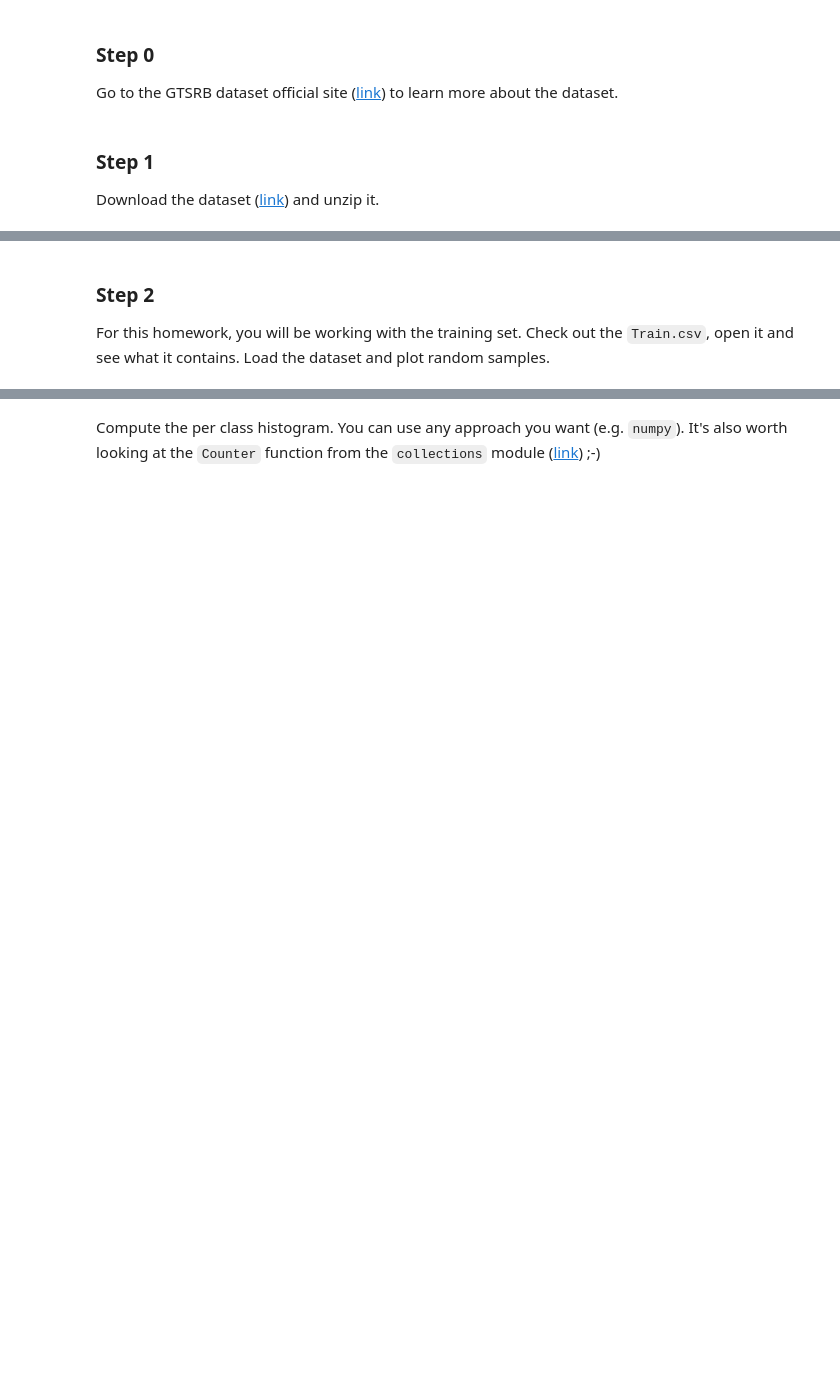
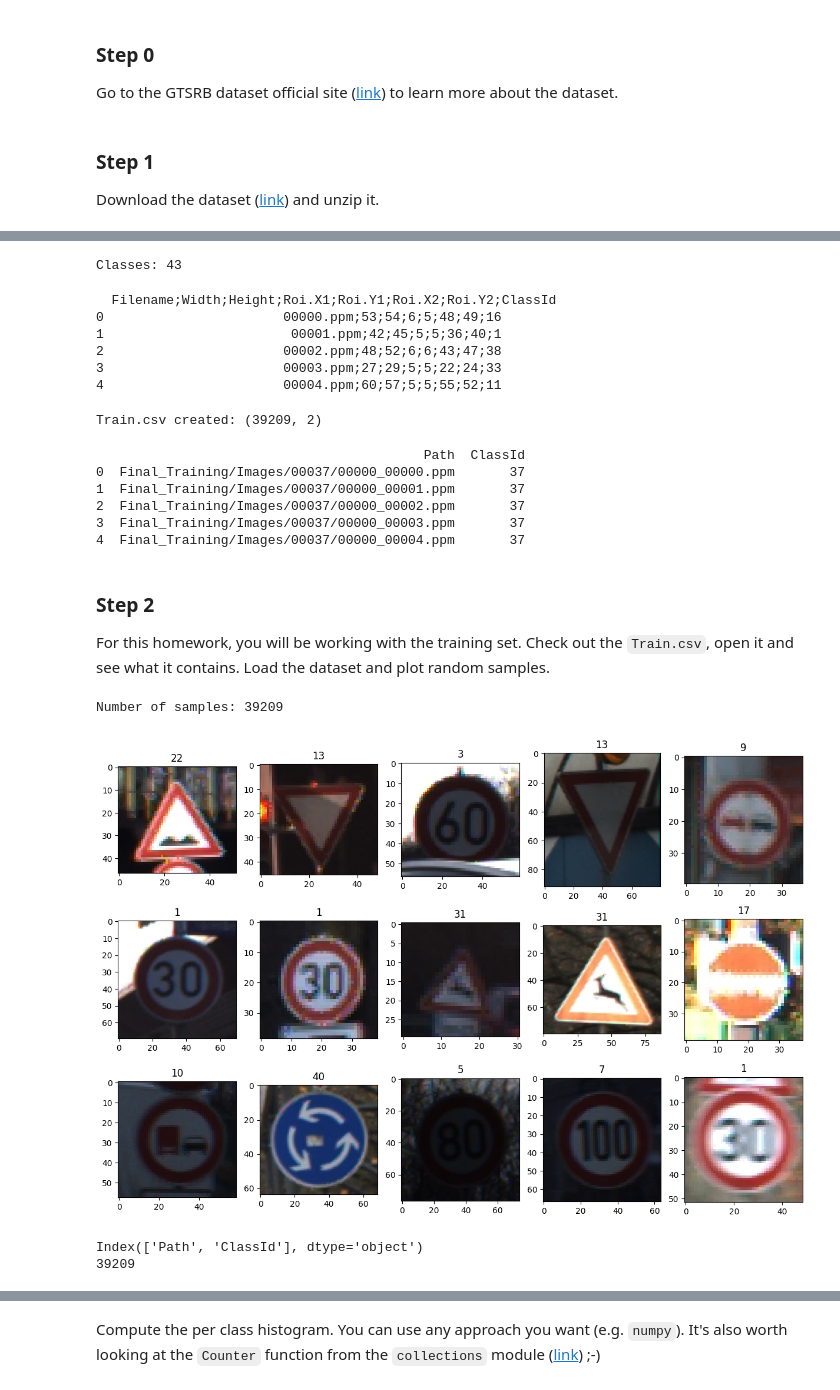
Before and after one commit to Santa-And-Mo/HW_13_CV, a Jupyter notebook: HW_13_CV.ipynb, the cells around one changed output, grey strips where cells are left out. Saved outputs shown, nothing was run; the diff lists cells and outputs as text; code cells hidden in the pictures; blank space fills up the shorter version.

```diff
--- a/HW_13_CV.ipynb
+++ b/HW_13_CV.ipynb
@@ -23,23 +70,92 @@ Download the dataset ([link](https://www.kaggle.com/meowmeowmeowmeowmeow/gtsrb-g
+# %%
+train_path = "GTSRB/Final_Training/Images"
+print("Classes:", len(os.listdir(train_path)))
+# %% [output]
+Classes: 43
+# %%
+df = pd.read_csv("GT-final_test.csv")
+print(df.head())
+# %% [output]
+  Filename;Width;Height;Roi.X1;Roi.Y1;Roi.X2;Roi.Y2;ClassId
+0                       00000.ppm;53;54;6;5;48;49;16
+1                        00001.ppm;42;45;5;5;36;40;1
+2                       00002.ppm;48;52;6;6;43;47;38
+3                       00003.ppm;27;29;5;5;22;24;33
+4                       00004.ppm;60;57;5;5;55;52;11
+# %%
+root = "GTSRB/Final_Training/Images"
+
+all_data = []
+
+# проходимо по всіх класах
+for class_id in os.listdir(root):
+    class_path = os.path.join(root, class_id)
+
+    if not os.path.isdir(class_path):
+        continue
+
+    # знаходимо CSV
+    csv_file = os.path.join(class_path, f"GT-{class_id}.csv")
+
+    df = pd.read_csv(csv_file, sep=';')
+
+    # додаємо шлях і клас
+    for _, row in df.iterrows():
+        all_data.append({
+            "Path": f"Final_Training/Images/{class_id}/{row['Filename']}",
+            "ClassId": row['ClassId']
+        })
+
+# створюємо DataFrame
+train_df = pd.DataFrame(all_data)
+
+# зберігаємо як Train.csv
+train_df.to_csv("GTSRB/Train.csv", index=False)
+
+print("Train.csv created:", train_df.shape)
+# %% [output]
+Train.csv created: (39209, 2)
+# %%
+data = pd.read_csv("GTSRB/Train.csv")
+print(data.head())
+# %% [output]
+                                          Path  ClassId
+0  Final_Training/Images/00037/00000_00000.ppm       37
+1  Final_Training/Images/00037/00000_00001.ppm       37
+2  Final_Training/Images/00037/00000_00002.ppm       37
+3  Final_Training/Images/00037/00000_00003.ppm       37
+4  Final_Training/Images/00037/00000_00004.ppm       37
 # %% [markdown]
 ### Step 2
 
 For this homework, you will be working with the training set. Check out the `Train.csv`, open it and see what it contains. Load the dataset and plot random samples.
 # %%
 # Load the training labels
-root = '...' # Path to the dataset location, e.g., '/data/janko/dataset/GTSRB'
+root = 'GTSRB' # Path to the dataset location, e.g., '/data/janko/dataset/GTSRB'
 data = pd.read_csv(os.path.join(root, 'Train.csv'))
 
 # Number of training samples (amount of samples in data)
-num_samples =
+num_samples = len(data)
+print("Number of samples:", num_samples)
+
 
 # Show random data samples
 for ii in range(15):
     # Get random index
     idx = np.random.randint(0, num_samples)
     # Load image
     img = cv2.imread(os.path.join(root, data.iloc[idx]['Path']))
     # Convert image to RGB
-    img =
+    img = cv2.cvtColor(img, cv2.COLOR_BGR2RGB)
     # Show image
     plt.subplot(3,5,ii+1), plt.imshow(img), plt.title(data.iloc[idx]['ClassId'])
+# %% [output]
+Number of samples: 39209
+[figure, added]
+# %%
+print(data.columns)
+print(len(data))
+# %% [output]
+Index(['Path', 'ClassId'], dtype='object')
+39209
 # %% [markdown]
```
Also changed, not shown: parts of 11 cells of this notebook.
